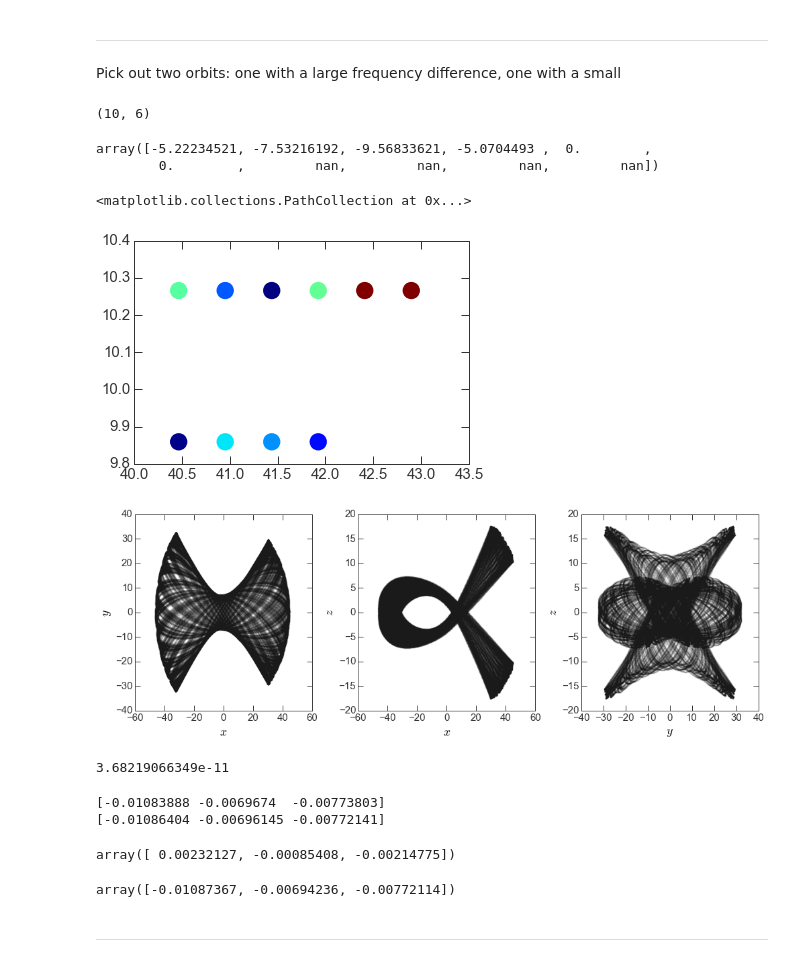
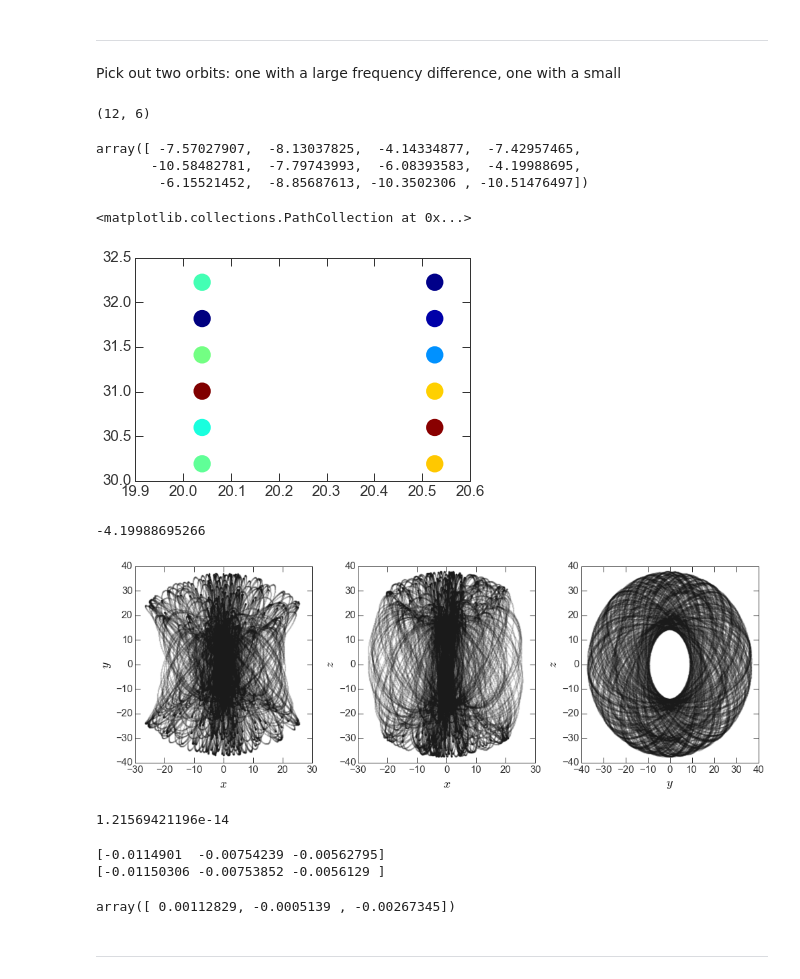
Before and after one commit to adrn/StreamMorphology, a Jupyter notebook: notebooks/Freqmap.ipynb, the cells around one changed output. Saved outputs shown, nothing was run; the diff lists cells and outputs as text; code cells hidden in the pictures.

```diff
--- a/notebooks/Freqmap.ipynb
+++ b/notebooks/Freqmap.ipynb
@@ -236,41 +236,46 @@ else:
 
 Pick out two orbits: one with a large frequency difference, one with a small
 # %%
-_ix = (w0[:,0] > 40.) & (w0[:,0] < 45) & (w0[:,2] > 10) & (w0[:,2] < 10.5)
+_ix = (w0[:,0] > 20.) & (w0[:,0] < 21) & (w0[:,2] > 30) & (w0[:,2] < 32.5)
 # %%
 w0[_ix].shape
 # %% [output]
-(10, 6)
+(12, 6)
 # %%
 _w0 = w0[_ix]
 _freqdiff = all_freq_diff[_ix]
 # %%
 _freqdiff
 # %% [output]
-array([-5.22234521, -7.53216192, -9.56833621, -5.0704493 ,  0.        ,
-        0.        ,         nan,         nan,         nan,         nan])
+array([ -7.57027907,  -8.13037825,  -4.14334877,  -7.42957465,
+       -10.58482781,  -7.79743993,  -6.08393583,  -4.19988695,
+        -6.15521452,  -8.85687613, -10.3502306 , -10.51476497])
 # %%
 plt.scatter(_w0[:,0], _w0[:,2], c=_freqdiff, s=300)
 # plt.xlim(30.5,33.5)
 # plt.ylim(14.5,17.5)
 # %% [output]
 <matplotlib.collections.PathCollection at 0x...>
-[figure, old version]
+[figure, new version]
+# %%
+fast_w0 = _w0[7].copy()
+print(_freqdiff[7])
+# %% [output]
+-4.19988695266
 # %%
 nsteps = 150000
-fast_w0 = _w0[-1].copy()
 t1,w1 = potential.integrate_orbit(fast_w0, dt=2., nsteps=nsteps,
                                   Integrator=gi.DOPRI853Integrator)
 
 fig = gd.plot_orbits(w1, linestyle='none', alpha=0.1)
 # %% [output]
-[figure, old version]
+[figure, new version]
 # %%
 E = potential.total_energy(w1[:,0,:3],w1[:,0,3:])
 dE = np.abs(E[1:] - E[0])
 print(dE.max())
 # %% [output]
-3.68219066349e-11
+1.21569421196e-14
 # %%
 naff = gd.NAFF(t1[:nsteps//2+1])
 
@@ -284,16 +289,12 @@ for slc in [slice(None,nsteps//2+1,None),slice(nsteps//2,None,None)]:
     print(f1)
 freqs1 = np.array(freqs1)
 # %% [output]
-[-0.01083888 -0.0069674  -0.00773803]
-[-0.01086404 -0.00696145 -0.00772141]
+[-0.0114901  -0.00754239 -0.00562795]
+[-0.01150306 -0.00753852 -0.0056129 ]
 # %%
 (freqs1[1] - freqs1[0]) / freqs1[0]
 # %% [output]
-array([ 0.00232127, -0.00085408, -0.00214775])
+array([ 0.00112829, -0.0005139 , -0.00267345])
-# %%
-f1
-# %% [output]
-array([-0.01087367, -0.00694236, -0.00772114])
 # %% [markdown]
 ---
 # %%
```
Also changed, not shown: parts of 12 cells of this notebook, 2 other files.
